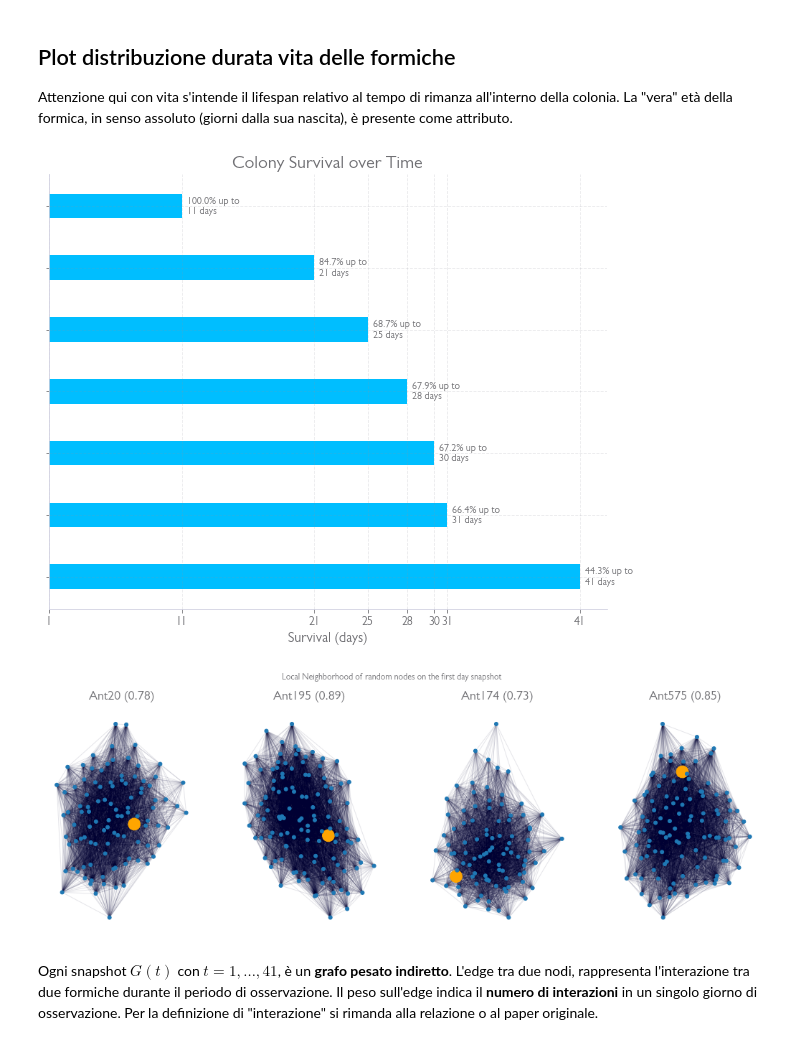
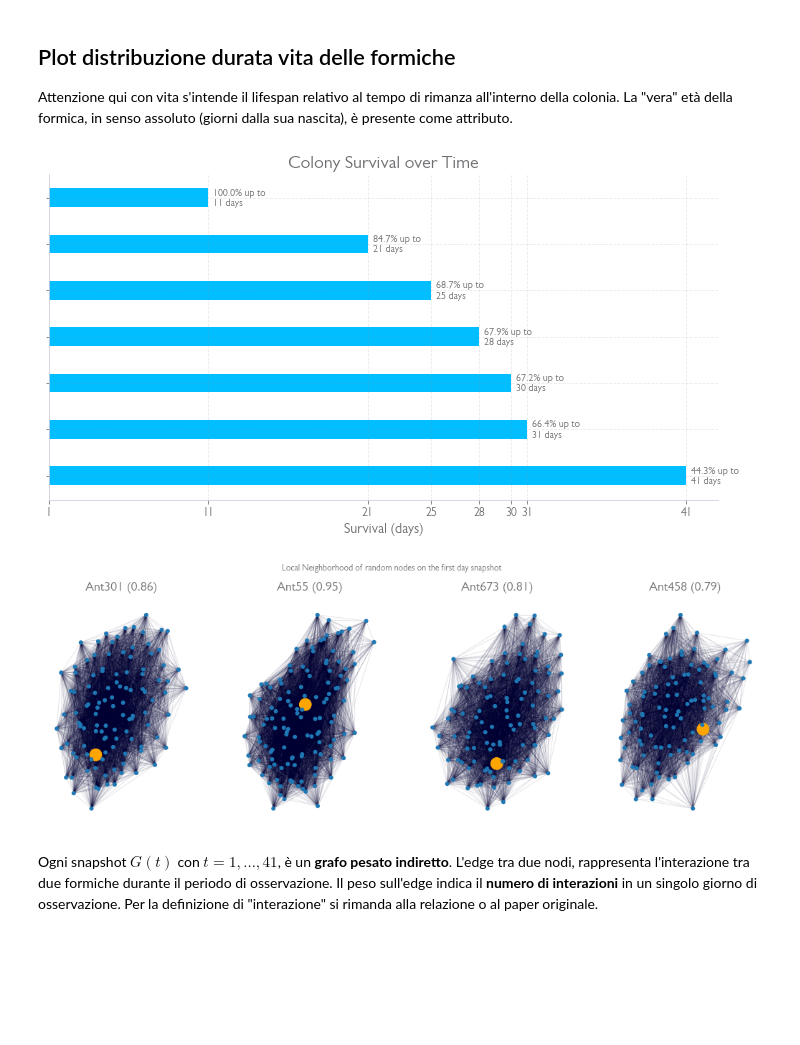
Before and after one commit to PRFina/AVRC-Ants-Colony-Complex-Network, a Jupyter notebook: Esame_AVRC.ipynb, the cells around one changed output. Drawn from its saved outputs; the diff is of its cells as text; code cells hidden in the pictures; blank space fills up the shorter version.

```diff
--- a/Esame_AVRC.ipynb
+++ b/Esame_AVRC.ipynb
@@ -124,7 +124,7 @@ def read_colonies_files(path, prefix, exclude_colony_ids=[], timesteps_span=(-ma
     return colonies
 # %%
 # Caricamento delle reti
-colonies = read_colonies_files(network_data["path"], network_data["prefix"]) # it takes half minute to execute
+colonies = read_colonies_files(network_data["path"], network_data["prefix"], exclude_colony_ids=['col1','col3','col4','col5','col6']) # it takes half minute to execute
 # %% [markdown]
 L'intero dataset contiene 6 colonie. Ognuna di queste contiene 41 grafi, uno per ogni giorno di osservazione della colonia. La colonia 6 è l'unica a contentere 39 grafi (39 giorni di osservazione).
 
@@ -236,12 +236,12 @@ def highlight_nodes(G, nodes, color=(0.1,0.5,0.9,1.0), default_size=25):
 
 ants_lifespan = compute_ants_lifespan(Gs)
 # %%
-fig, ax = plt.subplots(1,1, figsize=(10,8))
+fig, ax = plt.subplots(1,1, figsize=(12,6))
 gp = plot_lifespan(ants_lifespan, ax=ax)
 
 figures['colony_survival_time'] = fig
 # %% [output]
-[figure, old version]
+[figure, new version]
 # %%
 n_nodes= 4
 fig, axes = plt.subplots(1,n_nodes, figsize=(18,6))
@@ -260,7 +260,7 @@ fig.suptitle("Local Neighborhood of random nodes on the first day snapshot")
 
 figures['random_nodes_neighbors'] = fig
 # %% [output]
-[figure, old version]
+[figure, new version]
 # %% [markdown]
 Ogni snapshot $G(t)$ con $t=1, \ldots, 41$, è un **grafo pesato indiretto**. L'edge tra due nodi, rappresenta l'interazione tra due formiche durante il periodo di osservazione. Il peso sull'edge indica il **numero di interazioni** in un singolo giorno di osservazione. Per la definizione di "interazione" si rimanda alla relazione o al paper originale.
 # %%
```
Also changed, not shown: parts of 20 cells of this notebook, 24 other files.
